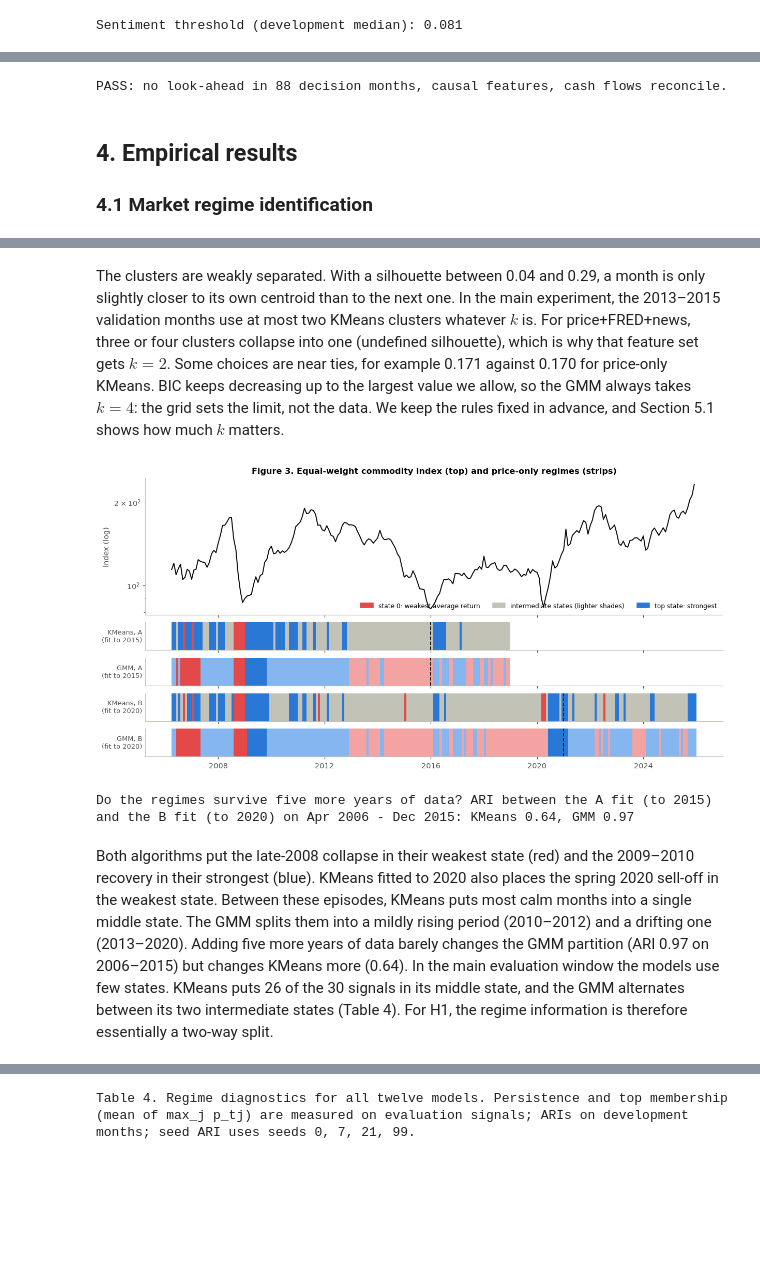
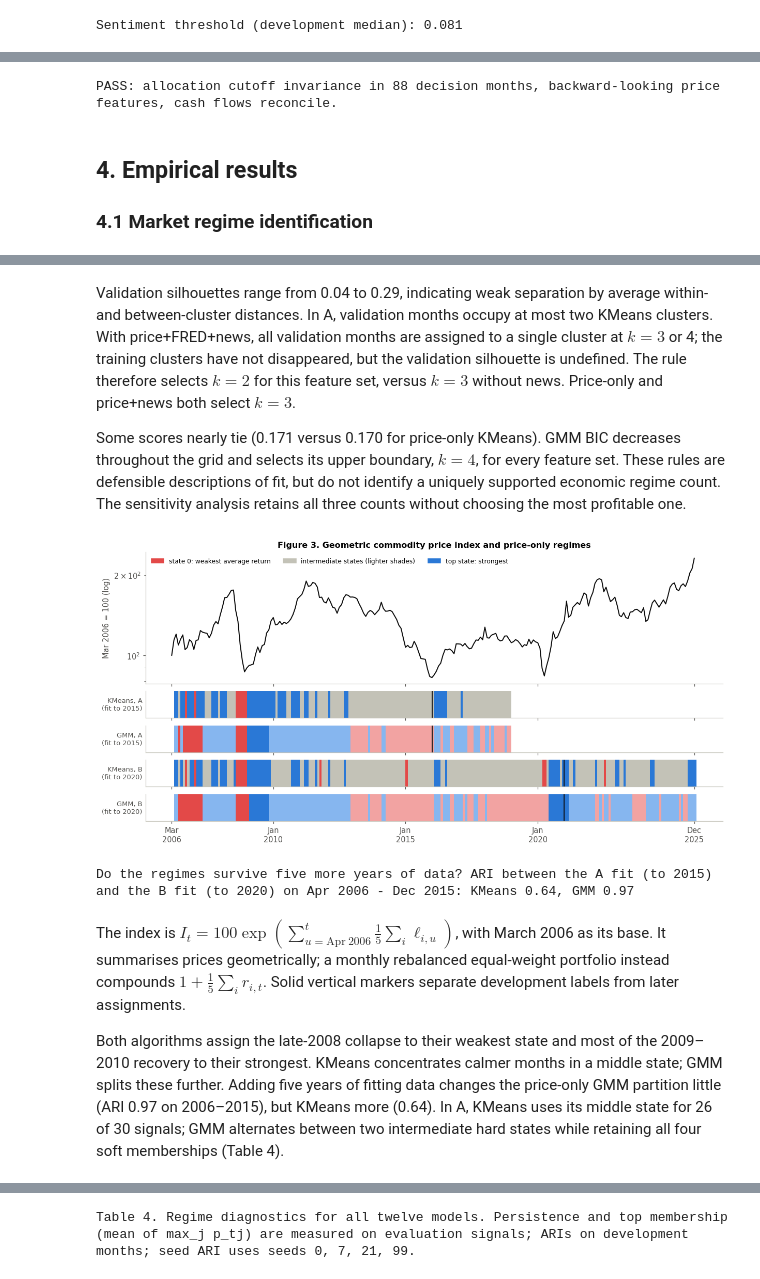
Before and after one commit to onsjd/Machine-learning-for-portfolio-management, a Jupyter notebook: Final_Research_Notebook.ipynb, the cells around one changed output, grey strips where cells are left out. Cells and saved outputs as stored; diff of their text form; code cells hidden in the pictures; blank space fills up the shorter version.

```diff
--- a/Final_Research_Notebook.ipynb
+++ b/Final_Research_Notebook.ipynb
@@ -105,7 +105,12 @@ def fetch(name):
     """Read a pinned input from the repository if present, otherwise download it; always verify SHA-256."""
     path, base, digest = FILES[name]
     local = Path(path)
-    content = local.read_bytes() if local.is_file() else requests.get(base + path, timeout=90).content
+    if local.is_file():
+        content = local.read_bytes()
+    else:
+        response = requests.get(base + path, timeout=90)
+        response.raise_for_status()
+        content = response.content
     if hashlib.sha256(content).hexdigest() != digest:
         raise ValueError(f"{name}: checksum mismatch, refusing to continue")
     return BytesIO(content)
@@ -139,7 +144,7 @@ Keeping *neutral* and *none* in the denominator means that a month dominated by
 
 **Missing values and alignment.** No value is imputed. The dollar index starts in January 2006, and the three-month change and twelve-month volatility need history, so April 2006 is the first month in which every feature exists. All feature sets start then, which lets models with and without FRED or news be fitted on the same months. Every variable is indexed by the month it describes. No shift is applied here: the information lag is applied once, inside the backtest (Section 3.1).
 # %%
-ret = prices.pct_change().dropna()
+ret = prices.pct_change(fill_method=None).dropna()
 log_ret = np.log(prices).diff().dropna()
 
 fred = {}
@@ -252,6 +268,8 @@ ax[0].axhline(0, color="#898781", lw=0.8)
 ax[0].set(ylabel="$S_t$", title="Figure 2. Monthly gold-news sentiment (top) and number of headlines (bottom)")
 ax[1].bar(headlines.index, headlines, width=25, color="#c3c2b7")
 ax[1].set(ylabel="Headlines")
+ax[1].set_xticks(pd.to_datetime(["2006-04-01", "2009-01-01", "2012-01-01", "2015-01-01", "2018-12-01"]))
+ax[1].xaxis.set_major_formatter(mdates.DateFormatter("%b\n%Y"))
 plt.show()
 # %% [output]
 Label shares: positive 41.3%, negative 36.0%, neutral 3.7%, none 19.0% | headlines per month 14-250 (median 44) | describing past moves: 96.7%, looking ahead: 3.3%
@@ -302,7 +322,7 @@ Regimes are found by **clustering months** on standardised features. No "true re
 
 **Interpretation and stability.** We describe each state with development-sample averages. We measure stability with the adjusted Rand index (ARI, where 1 means identical partitions up to relabelling) across random seeds, between the two algorithms, and between the two experiments' fits.
 # %%
-market_move = log_ret.mean(axis=1)            # average commodity log change, used only to order the states
+market_move = log_ret.mean(axis=1)            # descriptive index and state ordering; never a selection criterion
 
 def make_model(alg, k, n_init, seed=SEED):
     if alg == "KMeans":
@@ -322,6 +342,7 @@ def select_k(X, train, valid):
         rows.append({"k": k, "silhouette": silhouette_score(z_valid, groups) if 1 < n_groups < len(groups) else np.nan,
                      "groups": n_groups, "BIC": gmm.bic(z_train)})
     table = pd.DataFrame(rows).set_index("k")
+    assert table.silhouette.notna().any(), "No admissible validation silhouette"
     return {"KMeans": int(table.silhouette.idxmax()), "GMM": int(table.BIC.idxmin())}, table
 
 def fit_regimes(X, alg, k, dev, seed=SEED):
@@ -520,10 +541,10 @@ for exp in EXPERIMENTS:                                                # (3) cas
         drifted = (w * (1 + r)).div(1 + gross, axis=0).shift(1).fillna(0)
         net = (1 - FEE_BPS / 1e4 * (w - drifted).abs().sum(axis=1)) * (1 + gross) - 1
         np.testing.assert_allclose(results[exp]["net"][s], net, atol=1e-12)
-print(f"PASS: no look-ahead in {sum(len(c['dates']) for c in EXPERIMENTS.values())} decision months, causal features, "
+print(f"PASS: allocation cutoff invariance in {sum(len(c['dates']) for c in EXPERIMENTS.values())} decision months, backward-looking price features, "
       "cash flows reconcile.")
 # %% [output]
-PASS: no look-ahead in 88 decision months, causal features, cash flows reconcile.
+PASS: allocation cutoff invariance in 88 decision months, backward-looking price features, cash flows reconcile.
 # %% [markdown]
 ## 4. Empirical results
 
@@ -547,34 +568,41 @@ Table 2. Model selection. KMeans: validation silhouette (clusters actually used
 | B | price | 0.154 (2) | 0.286 (3) | 0.145 (4) | 4809 | 4591 | 4590 | ... |
 |  | price+FRED | 0.159 (2) | 0.219 (3) | 0.254 (3) | 6759 | 6407 | 6231 | ... |
 # %% [markdown]
-The clusters are weakly separated. With a silhouette between 0.04 and 0.29, a month is only slightly closer to its own centroid than to the next one. In the main experiment, the 2013–2015 validation months use at most two KMeans clusters whatever $k$ is. For price+FRED+news, three or four clusters collapse into one (undefined silhouette), which is why that feature set gets $k=2$. Some choices are near ties, for example 0.171 against 0.170 for price-only KMeans. BIC keeps decreasing up to the largest value we allow, so the GMM always takes $k=4$: the grid sets the limit, not the data. We keep the rules fixed in advance, and Section 5.1 shows how much $k$ matters.
+Validation silhouettes range from 0.04 to 0.29, indicating weak separation by average within- and between-cluster distances. In A, validation months occupy at most two KMeans clusters. With price+FRED+news, all validation months are assigned to a single cluster at $k=3$ or 4; the training clusters have not disappeared, but the validation silhouette is undefined. The rule therefore selects $k=2$ for this feature set, versus $k=3$ without news. Price-only and price+news both select $k=3$.
+
+Some scores nearly tie (0.171 versus 0.170 for price-only KMeans). GMM BIC decreases throughout the grid and selects its upper boundary, $k=4$, for every feature set. These rules are defensible descriptions of fit, but do not identify a uniquely supported economic regime count. The sensitivity analysis retains all three counts without choosing the most profitable one.
 # %%
 STATE_COLORS = {2: ["#e34948", "#2a78d6"], 3: ["#e34948", "#c3c2b7", "#2a78d6"], 4: ["#e34948", "#f2a3a2", "#86b6ef", "#2a78d6"]}
 strips = [(e, a) for e in ["A", "B"] for a in ["KMeans", "GMM"]]
-basket = 100 * np.exp(market_move.loc[SAMPLE_START:].cumsum())
+base_month = SAMPLE_START - pd.DateOffset(months=1)
+basket = pd.concat([pd.Series({base_month: 100.0}), 100 * np.exp(market_move.loc[SAMPLE_START:].cumsum())])
 fig, axes = plt.subplots(1 + len(strips), 1, figsize=(11, 5.4), sharex=True, layout="constrained",
                          height_ratios=[2.2] + [0.45] * len(strips))
 axes[0].plot(basket.index, basket, color="#0b0b0b", lw=1.3)
-axes[0].set(ylabel="Index (log)", yscale="log", title="Figure 3. Equal-weight commodity index (top) and price-only regimes (strips)")
+axes[0].set(ylabel="Mar 2006 = 100 (log)", yscale="log", title="Figure 3. Geometric commodity price index and price-only regimes")
 for ax, (exp, alg) in zip(axes[1:], strips):
     p = regimes[(exp, alg, "price")]
     edges = np.append(mdates.date2num(p.index), mdates.date2num(p.index[-1] + pd.DateOffset(months=1)))
     for i, s in enumerate(hard(p)):
         ax.axvspan(edges[i], edges[i + 1], color=STATE_COLORS[p.shape[1]][s], lw=0)
-    ax.axvline(EXPERIMENTS[exp]["model_end"] + pd.DateOffset(months=1), color="#0b0b0b", lw=1.2, ls="--")
+    ax.axvline(EXPERIMENTS[exp]["model_end"] + pd.DateOffset(months=1), color="#0b0b0b", lw=1.2, ls="-")
     ax.set_yticks([]); ax.grid(False)
     ax.set_ylabel(f"{alg}, {exp}\n(fit to {EXPERIMENTS[exp]['model_end']:%Y})", rotation=0, ha="right", va="center", fontsize=8.5)
 handles = [plt.Rectangle((0, 0), 1, 1, color=c) for c in ["#e34948", "#c3c2b7", "#2a78d6"]]
 axes[0].legend(handles, ["state 0: weakest average return", "intermediate states (lighter shades)", "top state: strongest"],
-               ncol=3, loc="lower right", fontsize=8)
+               ncol=3, loc="upper left", fontsize=8)
+axes[-1].set_xticks(pd.to_datetime(["2006-03-01", "2010-01-01", "2015-01-01", "2020-01-01", "2025-12-01"]))
+axes[-1].xaxis.set_major_formatter(mdates.DateFormatter("%b\n%Y"))
 plt.show()
 overlap = pd.date_range(SAMPLE_START, EXPERIMENTS["A"]["model_end"], freq="MS")
 print("Do the regimes survive five more years of data? ARI between the A fit (to 2015) and the B fit (to 2020) on Apr 2006 - Dec 2015: "
       + ", ".join(f"{a} {adjusted_rand_score(hard(regimes[('A', a, 'price')]).loc[overlap], hard(regimes[('B', a, 'price')]).loc[overlap]):.2f}"
                   for a in ["KMeans", "GMM"]))
 # %% [output]
-[figure, old version]
+[figure, new version]
 Do the regimes survive five more years of data? ARI between the A fit (to 2015) and the B fit (to 2020) on Apr 2006 - Dec 2015: KMeans 0.64, GMM 0.97
 # %% [markdown]
-Both algorithms put the late-2008 collapse in their weakest state (red) and the 2009–2010 recovery in their strongest (blue). KMeans fitted to 2020 also places the spring 2020 sell-off in the weakest state. Between these episodes, KMeans puts most calm months into a single middle state. The GMM splits them into a mildly rising period (2010–2012) and a drifting one (2013–2020). Adding five more years of data barely changes the GMM partition (ARI 0.97 on 2006–2015) but changes KMeans more (0.64). In the main evaluation window the models use few states. KMeans puts 26 of the 30 signals in its middle state, and the GMM alternates between its two intermediate states (Table 4). For H1, the regime information is therefore essentially a two-way split.
+The index is $I_t=100\exp(\sum_{u=\mathrm{Apr\ 2006}}^t \frac15\sum_i\ell_{i,u})$, with March 2006 as its base. It summarises prices geometrically; a monthly rebalanced equal-weight portfolio instead compounds $1+\frac15\sum_i r_{i,t}$. Solid vertical markers separate development labels from later assignments.
+
+Both algorithms assign the late-2008 collapse to their weakest state and most of the 2009–2010 recovery to their strongest. KMeans concentrates calmer months in a middle state; GMM splits these further. Adding five years of fitting data changes the price-only GMM partition little (ARI 0.97 on 2006–2015), but KMeans more (0.64). In A, KMeans uses its middle state for 26 of 30 signals; GMM alternates between two intermediate hard states while retaining all four soft memberships (Table 4).
 # %%
```
Also changed, not shown: parts of 34 cells of this notebook.
